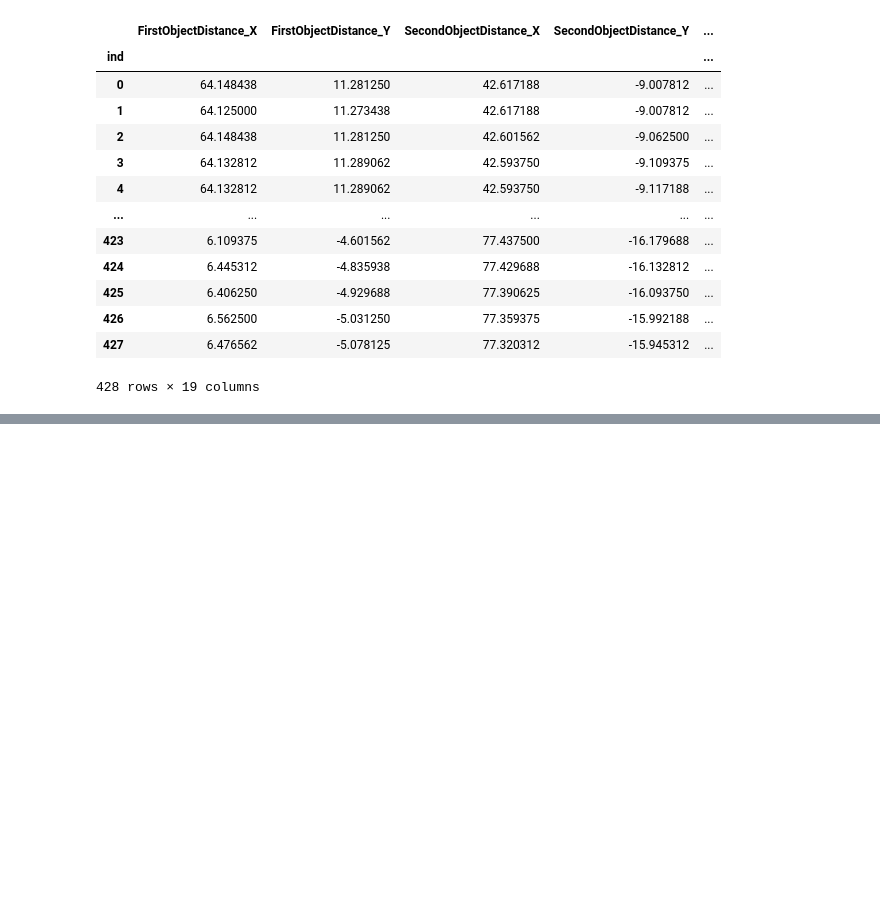
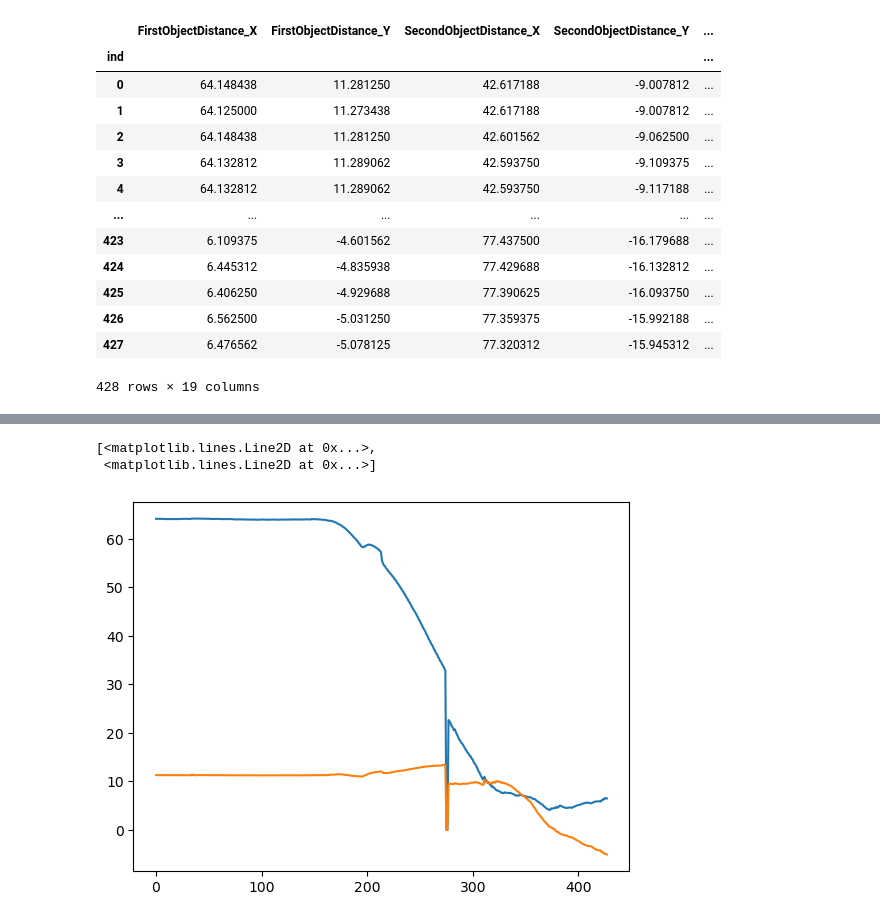
Before and after one commit to Fullbaro/CodeLikeABosch2023, a Jupyter notebook: code/bence.ipynb, the cells around one changed output, grey strips where cells are left out. Cells and saved outputs as stored; diff of their text form; code cells hidden in the pictures; blank space fills up the shorter version.

```diff
--- a/code/bence.ipynb
+++ b/code/bence.ipynb
@@ -43,0 +69,7 @@ data_norm.to_csv('../data/data_norm.csv', sep=';')
+# %%
+
+plt.gca().plot(data_norm[['FirstObjectDistance_X', 'FirstObjectDistance_Y']])
+# %% [output]
+[<matplotlib.lines.Line2D at 0x...>,
+ <matplotlib.lines.Line2D at 0x...>]
+[figure, added]
```
Also changed, not shown: parts of 9 cells of this notebook.
